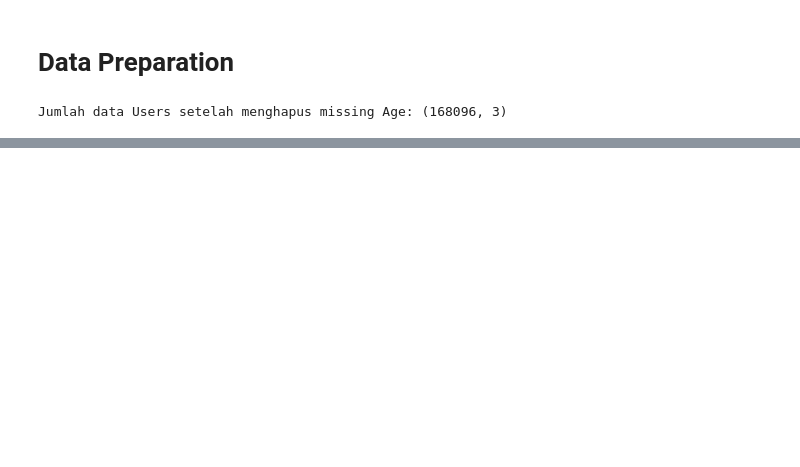
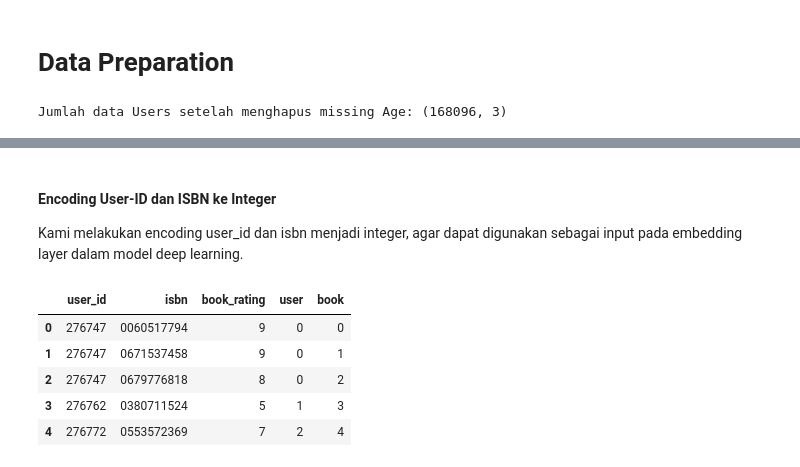
Before and after one commit to MuhDila/Submission_Proyek_Akhir_Membuat_Model_Sistem_Rekomendasi, a Jupyter notebook: notebook.ipynb, the cells around one changed output, grey strips where cells are left out. Saved outputs shown, nothing was run; the diff lists cells and outputs as text; code cells hidden in the pictures; blank space fills up the shorter version.

```diff
--- a/notebook.ipynb
+++ b/notebook.ipynb
@@ -759,0 +1247,14 @@ Jumlah data Users setelah menghapus missing Age: (168096, 3)
+# %%
+# Import library tambahan
+import numpy as np
+import tensorflow as tf
+from tensorflow import keras
+from tensorflow.keras import layers
+
+# Membuat list user_id unik
+user_ids = ratings_clean['user_id'].unique().tolist()
+print('Jumlah user unik:', len(user_ids))
+
+# Membuat list isbn unik
+isbn_ids = ratings_clean['isbn'].unique().tolist()
+print('Jumlah buku unik:', len(isbn_ids))
@@ -759,0 +1272,23 @@ Jumlah data Users setelah menghapus missing Age: (168096, 3)
+# %%
+# Encoding user_id dan isbn ke integer
+user_to_user_encoded = {x: i for i, x in enumerate(user_ids)}
+isbn_to_isbn_encoded = {x: i for i, x in enumerate(isbn_ids)}
+
+user_encoded_to_user = {i: x for i, x in enumerate(user_ids)}
+isbn_encoded_to_isbn = {i: x for i, x in enumerate(isbn_ids)}
+# %% [markdown]
+#### Encoding User-ID dan ISBN ke Integer
+
+Kami melakukan encoding user_id dan isbn menjadi integer, agar dapat digunakan sebagai input pada embedding layer dalam model deep learning.
+# %%
+# Mapping hasil encoding ke dataframe
+ratings_clean['user'] = ratings_clean['user_id'].map(user_to_user_encoded)
+ratings_clean['book'] = ratings_clean['isbn'].map(isbn_to_isbn_encoded)
+ratings_clean.head()
+# %% [output]
+|  | user_id | isbn | book_rating | user | book |
+| 0 | 276747 | 0060517794 | 9 | 0 | 0 |
+| 1 | 276747 | 0671537458 | 9 | 0 | 1 |
+| 2 | 276747 | 0679776818 | 8 | 0 | 2 |
+| 3 | 276762 | 0380711524 | 5 | 1 | 3 |
+| 4 | 276772 | 0553572369 | 7 | 2 | 4 |
```
Also changed, not shown: parts of 61 cells of this notebook, 1 other file.
